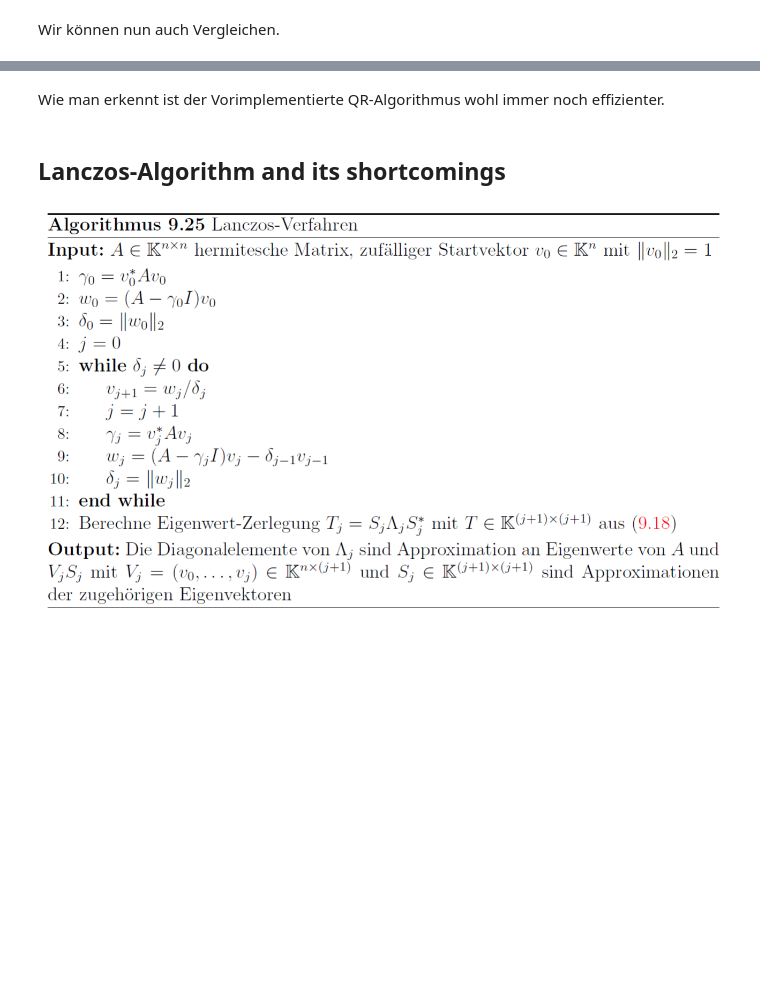
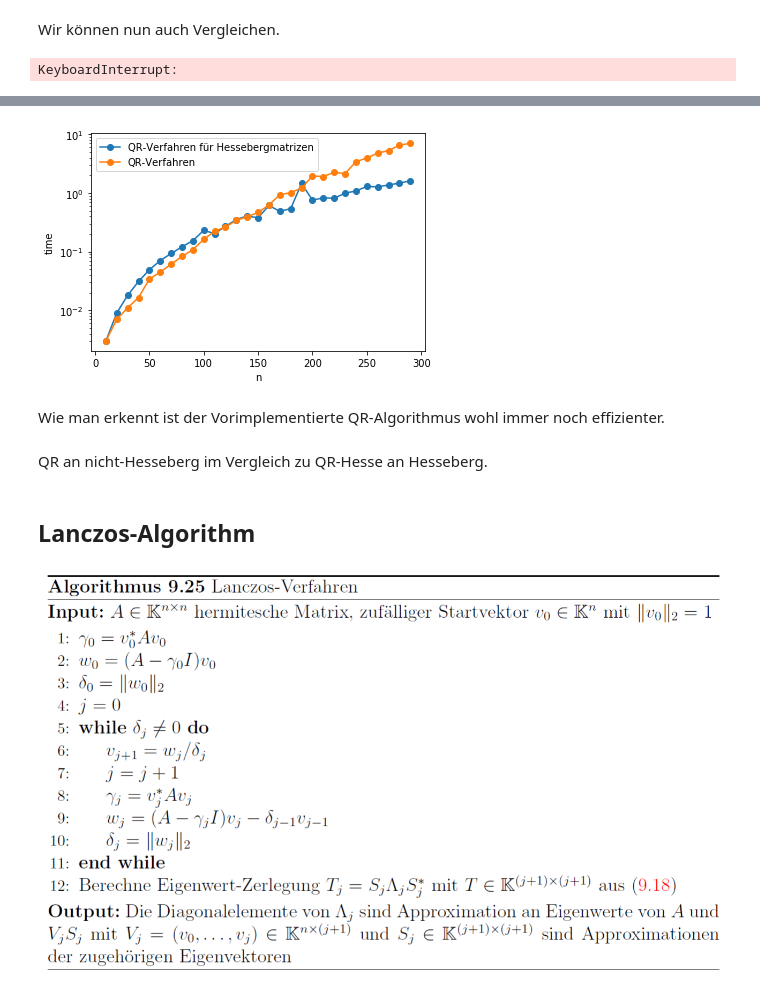
Before and after one commit to MrWhiteRichard/Fundament-Mathematik, a Jupyter notebook: WS_2020-21/SemNumLinAlg/QR-Lanczos/QR-Lanczos Präsentation.ipynb, the cells around one changed output, grey strips where cells are left out. Cells and saved outputs as stored; diff of their text form; code cells hidden in the pictures; blank space fills up the shorter version.

```diff
--- a/WS_2020-21/SemNumLinAlg/QR-Lanczos/QR-Lanczos Präsentation.ipynb
+++ b/WS_2020-21/SemNumLinAlg/QR-Lanczos/QR-Lanczos Präsentation.ipynb
@@ -123,7 +156,7 @@ def QR_shift(A,tol=1e-10):
 
 Die effizienteste Wahl des Shifts
 # %%
-def QR_shift2(A,tol=1e-12):
+def QR_shift2(A,tol=1e-14):
     n = A.shape[1]                                                #Dimension wird gespeichert
     count = 0
     for i in range(n-1,0,-1):                                     #i durchläuft {1,...,n} rückwärts
@@ -222,27 +257,31 @@ def QR_decomp_hesse(A):
 # %% [markdown]
 Wir können nun auch Vergleichen.
 # %%
-n_arr = [10*i for i in range(1,8)]       #Dimension des Problems
+n_arr_1 = [10*i for i in range(1,30)]       #Dimension des Problems
 
-k = len(n_arr)
+k = len(n_arr_1)
 
-mat_array = []
+mat_array_1 = []
 
 for i in range(k):
-    mat_array.append(gen_hess(n_arr[i])) #Hesseberg-Matrizen der Dimension n werden erstellt
+    mat_array_1.append(gen_hess(n_arr_1[i])) #Hesseberg-Matrizen der Dimension n werden erstellt
 # %%
-time_1 = [0]*k
-time_2 = [0]*k
+time_hesse = [0]*k
+time_shift = [0]*k
 
 for i in range(k):
-    time_1[i] = runtime(QR_hesse, mat_array[i])
-    time_2[i] = runtime(QR_shift2, mat_array[i])
+    time_hesse[i] = runtime(QR_hesse, mat_array_1[i])
+    time_shift[i] = runtime(QR_shift2, mat_array_1[i])
+# %% [output]
+KeyboardInterrupt:
 # %%
-%matplotlib notebook
+#%matplotlib notebook
 
-plt.semilogy(n_arr, time_1, '-o', label = "QR-Verfahren für Hessebergmatrizen")
-plt.semilogy(n_arr, time_2, '-o', label = "QR-Verfahren")
+plt.semilogy(n_arr_1, time_hesse, '-o', label = "QR-Verfahren für Hessebergmatrizen")
+plt.semilogy(n_arr_1, time_shift, '-o', label = "QR-Verfahren")
 
+plt.xlabel("n")
+plt.ylabel("time")
 plt.legend()
 plt.show()
 # %% [output]
@@ -251,7 +288,10 @@ plt.show()
+[figure, added]
 # %% [markdown]
 Wie man erkennt ist der Vorimplementierte QR-Algorithmus wohl immer noch effizienter.
+# %% [markdown]
+QR an nicht-Hesseberg im Vergleich zu QR-Hesse an Hesseberg.
 # %% [markdown]
-## Lanczos-Algorithm and its shortcomings
+## Lanczos-Algorithm
 # %% [markdown]
 ![image.png](attachment:image.png)
 # %%
```
Also changed, not shown: parts of 42 cells of this notebook, 3 other files.
